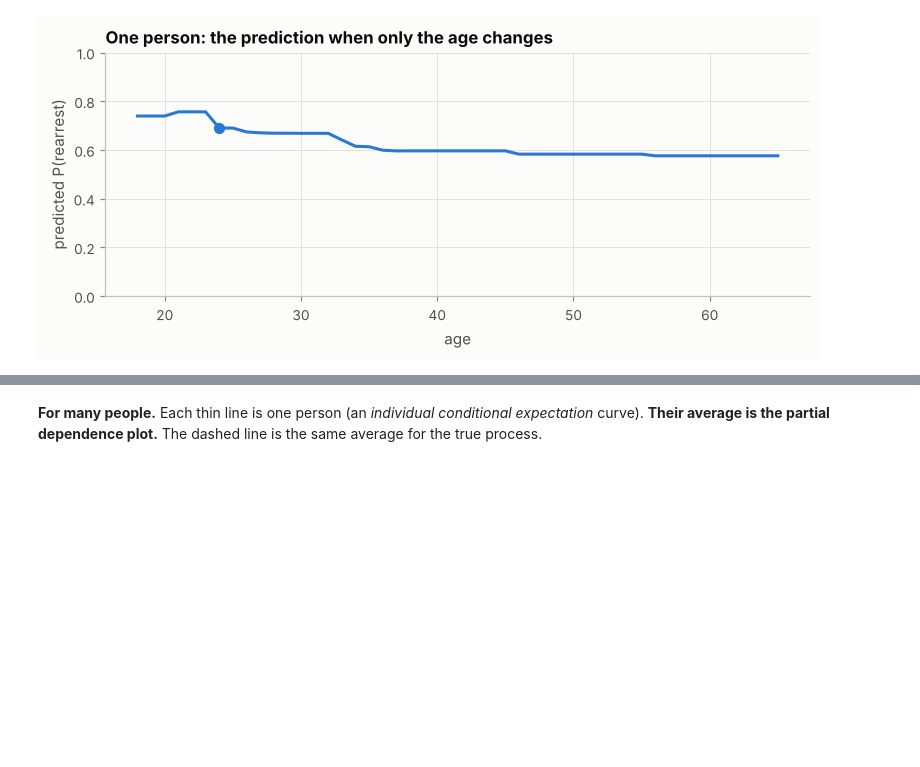
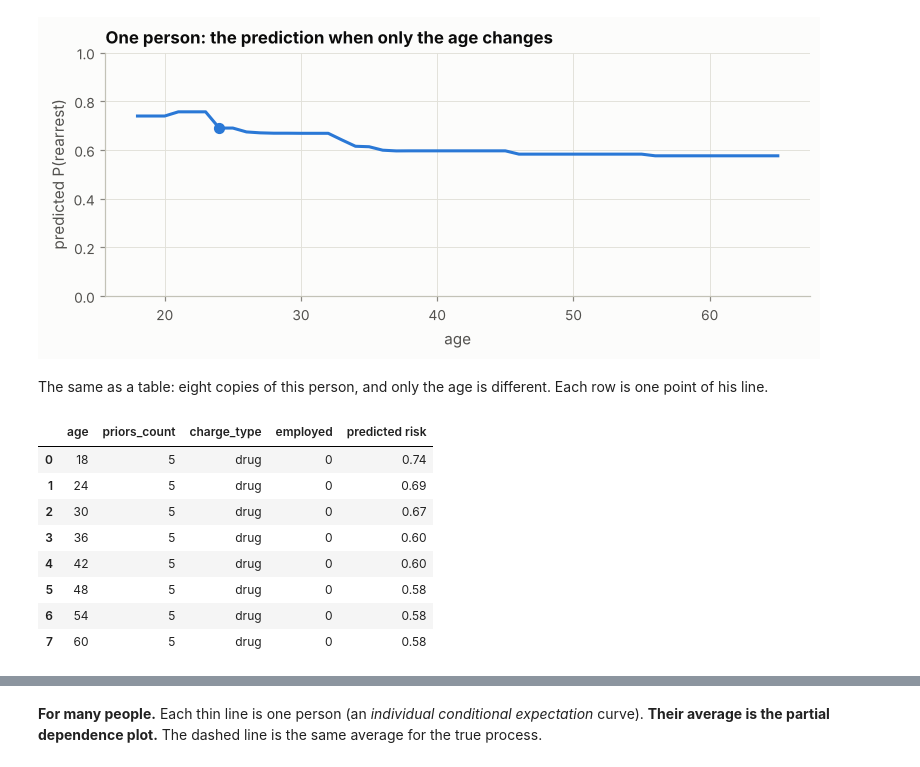
Before and after one commit to mlip-cmu/explainability, a Jupyter notebook: 03-importance-and-pdp/importance_and_pdp.ipynb, the cells around one changed output, grey strips where cells are left out. Saved outputs shown, nothing was run; the diff lists cells and outputs as text; code cells hidden in the pictures; blank space fills up the shorter version.

```diff
--- a/03-importance-and-pdp/importance_and_pdp.ipynb
+++ b/03-importance-and-pdp/importance_and_pdp.ipynb
@@ -159,3 +241,21 @@ ax.set(
 plt.show()
 # %% [output]
 [figure]
+# %% [markdown]
+The same as a table: eight copies of this person, and only the age is different. Each row is
+one point of his line.
+# %%
+rows = [18, 24, 30, 36, 42, 48, 54, 60]
+table = pd.concat([one] * len(rows), ignore_index=True).assign(age=rows)
+table["predicted risk"] = predict_model(table).round(2)
+table[["age", "priors_count", "charge_type", "employed", "predicted risk"]]
+# %% [output]
+|  | age | priors_count | charge_type | employed | predicted risk |
+| 0 | 18 | 5 | drug | 0 | 0.74 |
+| 1 | 24 | 5 | drug | 0 | 0.69 |
+| 2 | 30 | 5 | drug | 0 | 0.67 |
+| 3 | 36 | 5 | drug | 0 | 0.60 |
+| 4 | 42 | 5 | drug | 0 | 0.60 |
+| 5 | 48 | 5 | drug | 0 | 0.58 |
+| 6 | 54 | 5 | drug | 0 | 0.58 |
+| 7 | 60 | 5 | drug | 0 | 0.58 |
```
Also changed, not shown: parts of 5 cells of this notebook, 22 other files.
